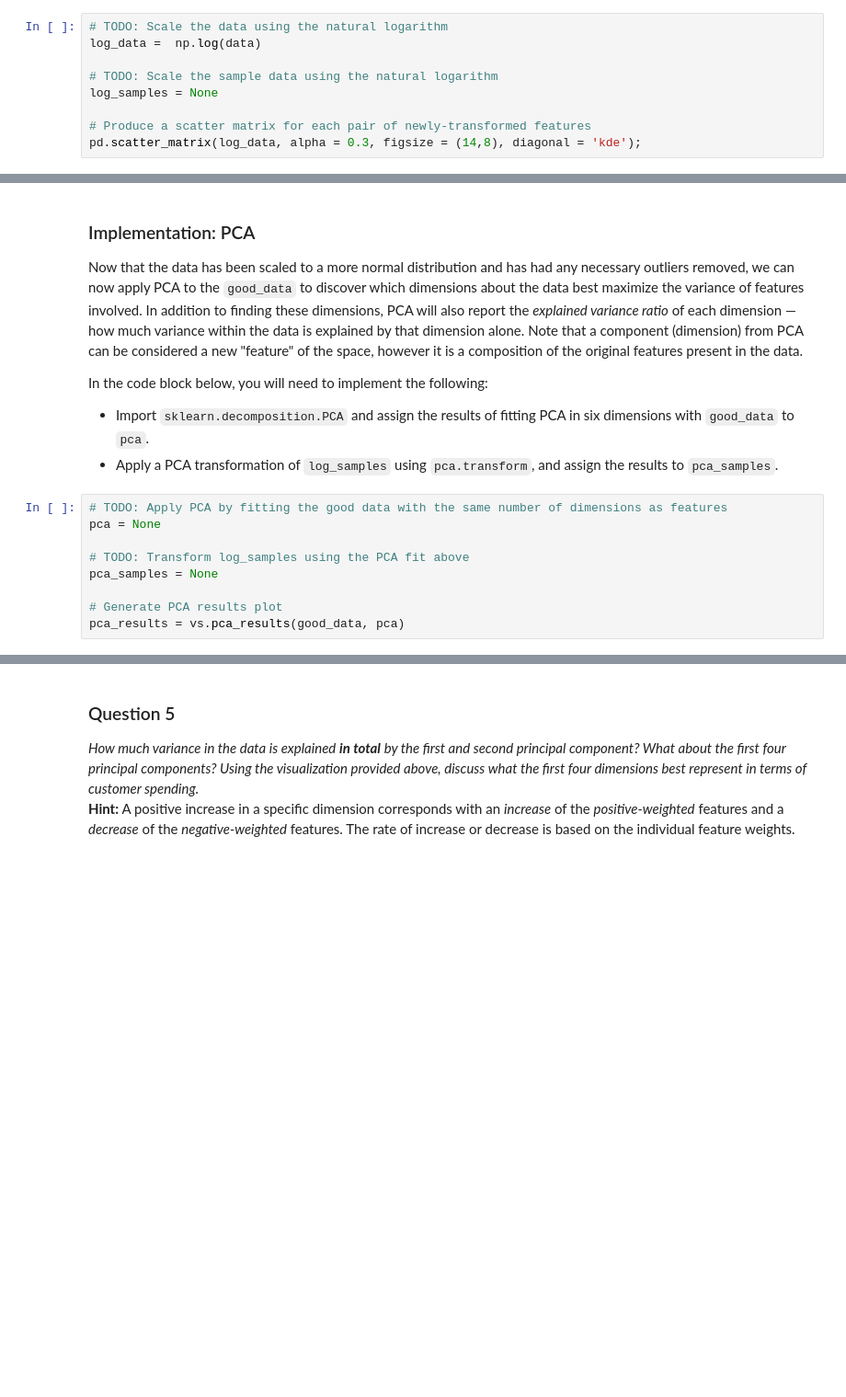
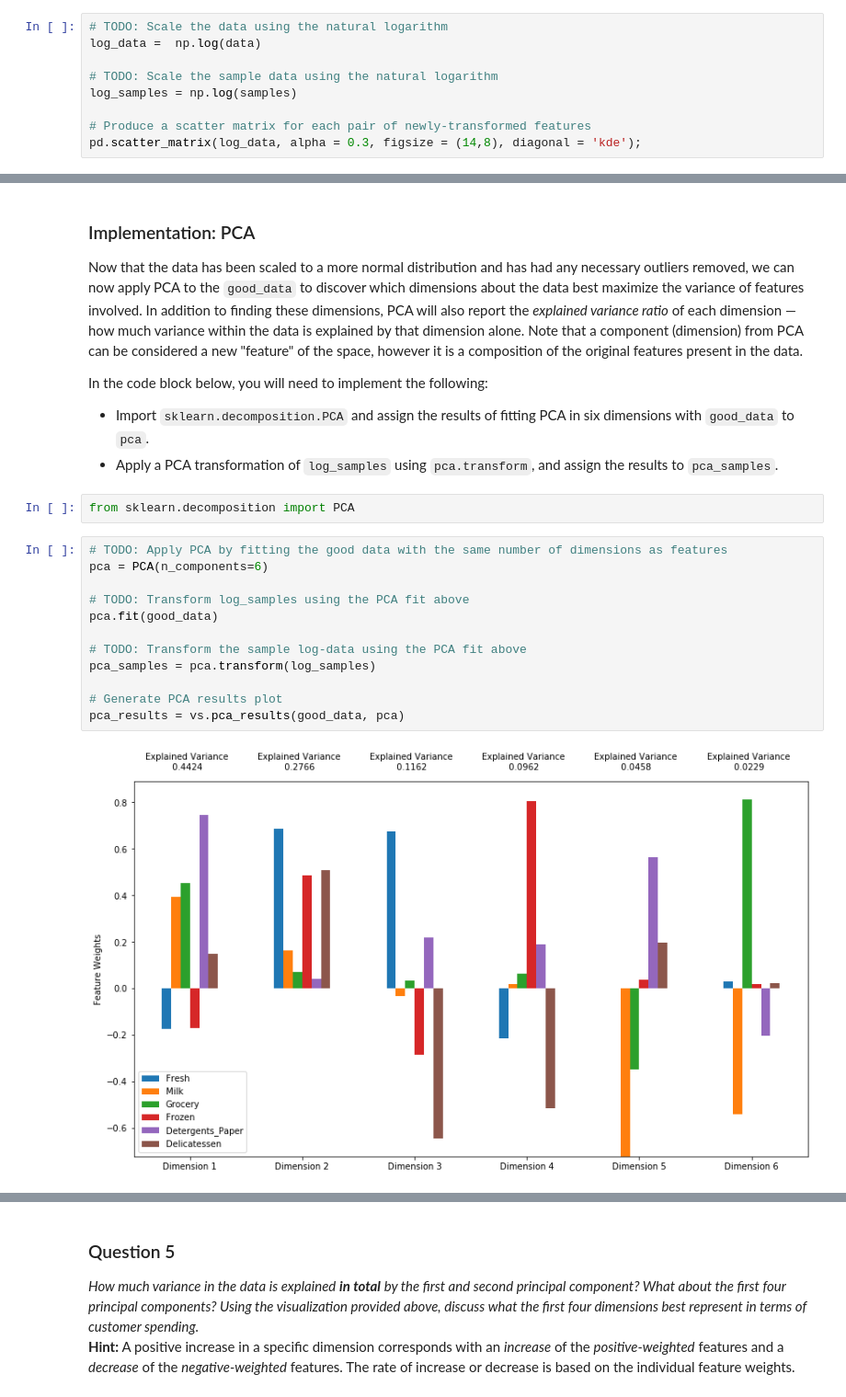
Before and after one commit to vm021r/Creating-Customer-Segments, a Jupyter notebook: customer_segments.ipynb, the cells around one changed output, grey strips where cells are left out. Shown at 92% size. Saved outputs shown, nothing was run; the diff lists cells and outputs as text; blank space fills up the shorter version.

```diff
--- a/customer_segments.ipynb
+++ b/customer_segments.ipynb
@@ -167,7 +167,7 @@ In the code block below, you will need to implement the following:
 log_data =  np.log(data)
 
 # TODO: Scale the sample data using the natural logarithm
-log_samples = None
+log_samples = np.log(samples)
 
 # Produce a scatter matrix for each pair of newly-transformed features
 pd.scatter_matrix(log_data, alpha = 0.3, figsize = (14,8), diagonal = 'kde');
@@ -231,12 +308,19 @@ Now that the data has been scaled to a more normal distribution and has had any
 In the code block below, you will need to implement the following:
  - Import `sklearn.decomposition.PCA` and assign the results of fitting PCA in six dimensions with `good_data` to `pca`.
  - Apply a PCA transformation of `log_samples` using `pca.transform`, and assign the results to `pca_samples`.
+# %%
+from sklearn.decomposition import PCA
 # %%
 # TODO: Apply PCA by fitting the good data with the same number of dimensions as features
-pca = None
+pca = PCA(n_components=6)
 
 # TODO: Transform log_samples using the PCA fit above
-pca_samples = None
+pca.fit(good_data)
+
+# TODO: Transform the sample log-data using the PCA fit above
+pca_samples = pca.transform(log_samples)
 
 # Generate PCA results plot
 pca_results = vs.pca_results(good_data, pca)
+# %% [output]
+[figure, added]
```
Also changed, not shown: parts of 12 cells of this notebook.
